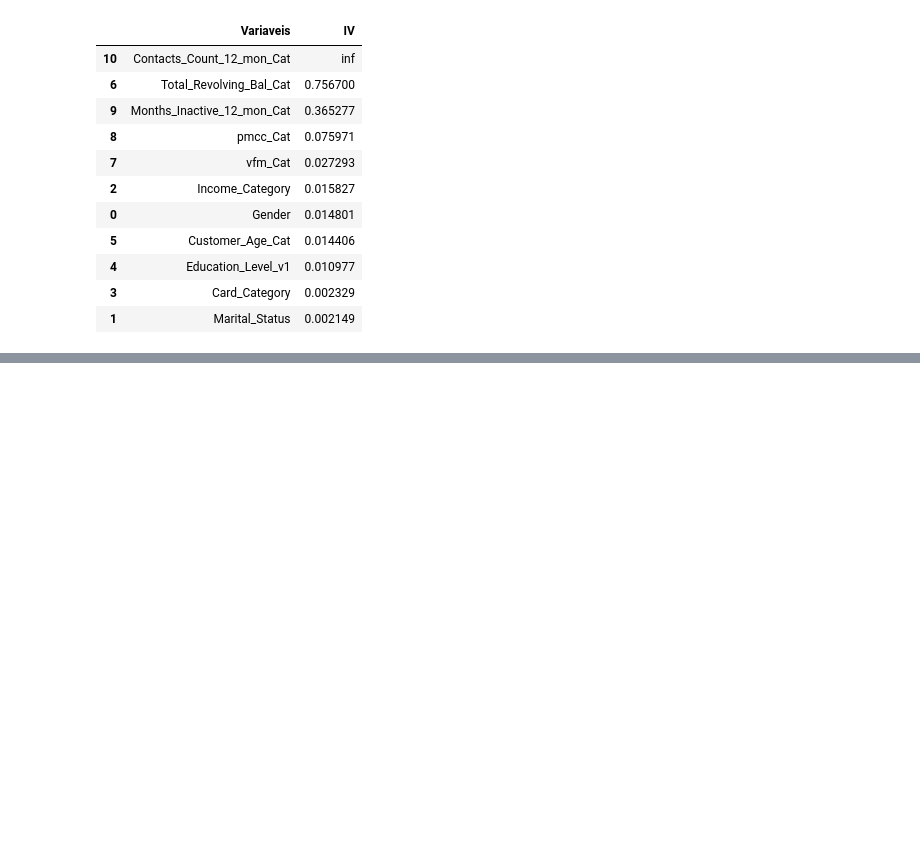
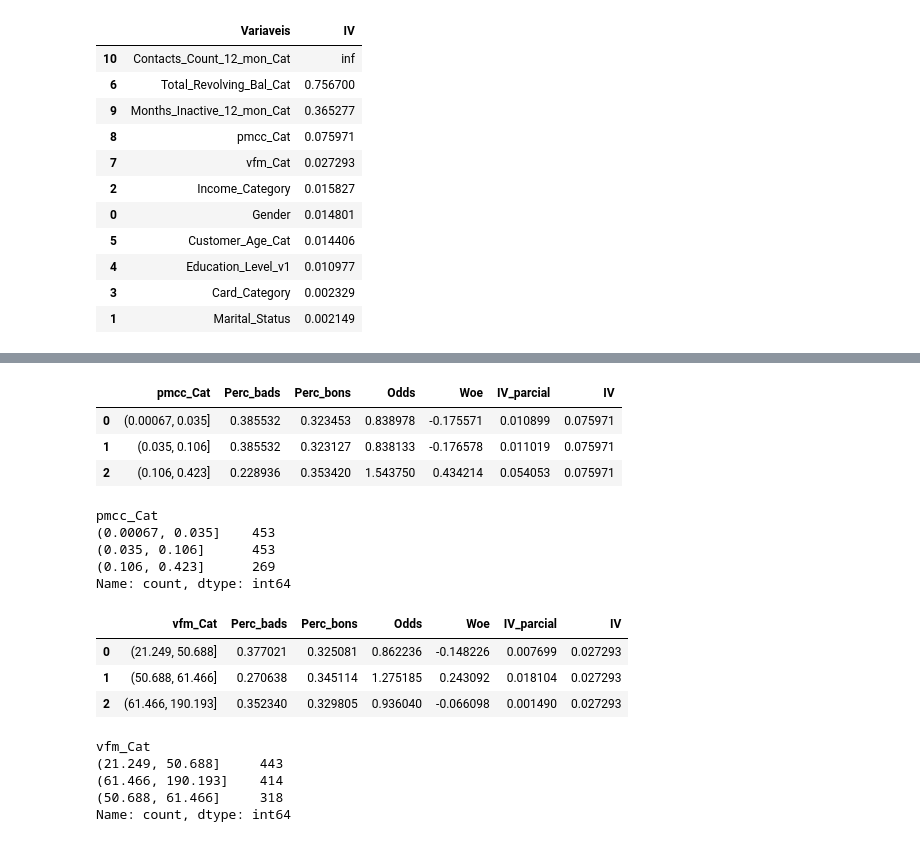
Before and after one commit to HugoCalegari/Estudo_Cartao_Credito, a Jupyter notebook: vCartao_Credito/1.Variaveis/0.Preprocessamento.ipynb, the cells around one changed output, grey strips where cells are left out. Cells and saved outputs as stored; diff of their text form; code cells hidden in the pictures; blank space fills up the shorter version.

```diff
--- a/vCartao_Credito/1.Variaveis/0.Preprocessamento.ipynb
+++ b/vCartao_Credito/1.Variaveis/0.Preprocessamento.ipynb
@@ -203,0 +232,35 @@ Funcoes.IV_lista_variaveis(dados_treino.drop(['type'], axis = 1), 'Attrition_Fla
+# %%
+# Na parte Exploracao_Inicial observa-se que temos prevalência de bons para valores acima de 20%
+# Várias quebras, acima de duas, foram testadas, mas observou-se que a representatividade de churn na última faixa era muito baixa
+# Além disso, observou-se pequena inversão do WOE ao longo das faixas
+
+Funcoes.IV(dados_treino.drop(['type'], axis = 1), 'pmcc_Cat', 'Attrition_Flag')
+# %% [output]
+|  | pmcc_Cat | Perc_bads | Perc_bons | Odds | Woe | IV_parcial | IV |
+| 0 | (0.00067, 0.035] | 0.385532 | 0.323453 | 0.838978 | -0.175571 | 0.010899 | 0.075971 |
+| 1 | (0.035, 0.106] | 0.385532 | 0.323127 | 0.838133 | -0.176578 | 0.011019 | 0.075971 |
+| 2 | (0.106, 0.423] | 0.228936 | 0.353420 | 1.543750 | 0.434214 | 0.054053 | 0.075971 |
+# %%
+dados_treino[dados_treino['Attrition_Flag'] == 1]['pmcc_Cat'].value_counts()
+# %% [output]
+pmcc_Cat
+(0.00067, 0.035]    453
+(0.035, 0.106]      453
+(0.106, 0.423]      269
+Name: count, dtype: int64
+# %%
+# Observa-se inversão do WOE na terceira categoria, embora a volumetria de churn seja parecida
+Funcoes.IV(dados_treino.drop(['type'], axis = 1), 'vfm_Cat', 'Attrition_Flag')
+# %% [output]
+|  | vfm_Cat | Perc_bads | Perc_bons | Odds | Woe | IV_parcial | IV |
+| 0 | (21.249, 50.688] | 0.377021 | 0.325081 | 0.862236 | -0.148226 | 0.007699 | 0.027293 |
+| 1 | (50.688, 61.466] | 0.270638 | 0.345114 | 1.275185 | 0.243092 | 0.018104 | 0.027293 |
+| 2 | (61.466, 190.193] | 0.352340 | 0.329805 | 0.936040 | -0.066098 | 0.001490 | 0.027293 |
+# %%
+dados_treino[dados_treino['Attrition_Flag'] == 1]['vfm_Cat'].value_counts()
+# %% [output]
+vfm_Cat
+(21.249, 50.688]     443
+(61.466, 190.193]    414
+(50.688, 61.466]     318
+Name: count, dtype: int64
```
Also changed, not shown: parts of 20 cells of this notebook.
